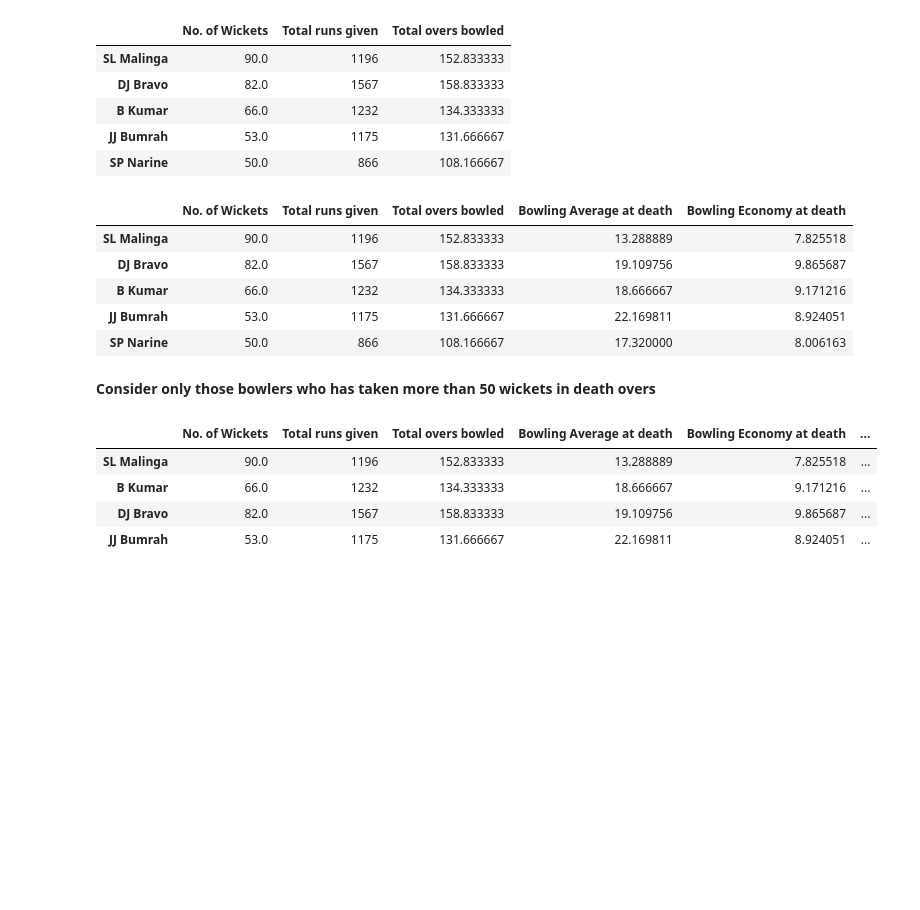
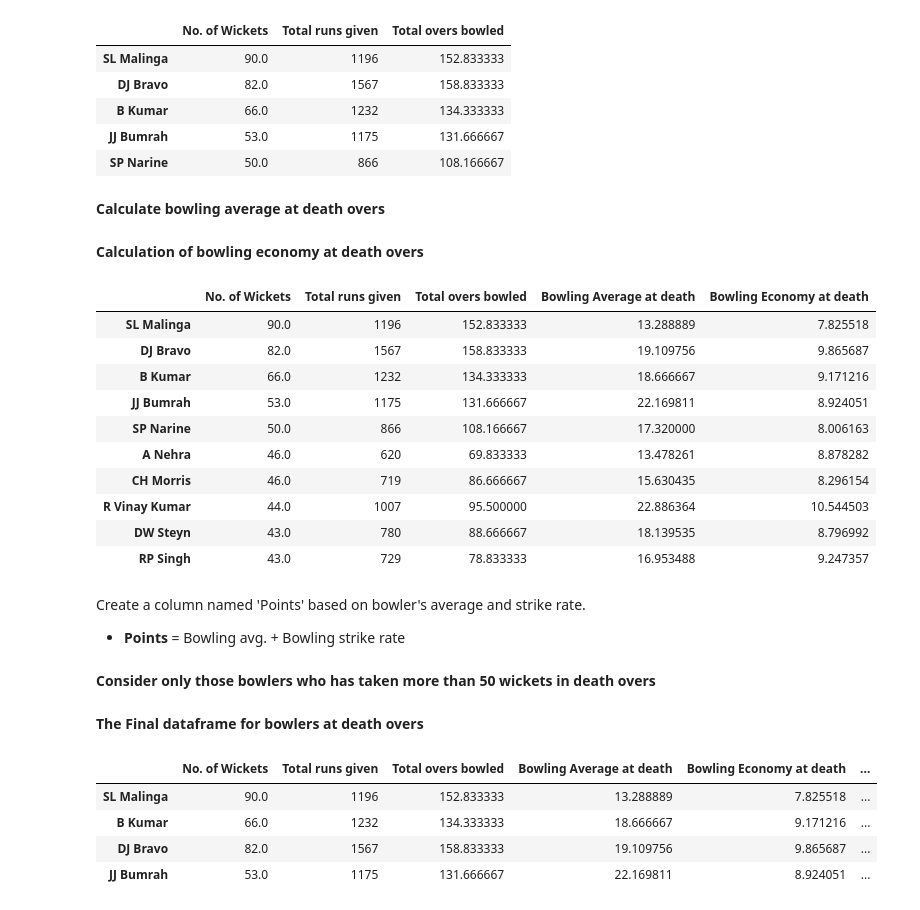
Before and after one commit to dhrubjun/All-time-best-IPL-team, a Jupyter notebook: All_time_best_IPL_team.ipynb, the cells around one changed output. Drawn from its saved outputs; the diff is of its cells as text; code cells hidden in the pictures; blank space fills up the shorter version.

```diff
--- a/All_time_best_IPL_team.ipynb
+++ b/All_time_best_IPL_team.ipynb
@@ -540,27 +609,41 @@ df_bowler_death.head()
 | B Kumar | 66.0 | 1232 | 134.333333 |
 | JJ Bumrah | 53.0 | 1175 | 131.666667 |
 | SP Narine | 50.0 | 866 | 108.166667 |
+# %% [markdown]
+**Calculate bowling average at death overs**
 # %%
 df_bowler_death['Bowling Average at death'] = df_bowler_death['Total runs given']/df_bowler_death['No. of Wickets']
+# %% [markdown]
+**Calculation of bowling economy at death overs**
 # %%
 df_bowler_death['Bowling Economy at death'] = df_bowler_death['Total runs given']/df_bowler_death['Total overs bowled']
-# %%
-df_bowler_death.drop(columns='Bowling Economy', inplace=True)
 # %%
-df_bowler_death.head()
+df_bowler_death.head(10)
 # %% [output]
 |  | No. of Wickets | Total runs given | Total overs bowled | Bowling Average at death | Bowling Economy at death |
 | SL Malinga | 90.0 | 1196 | 152.833333 | 13.288889 | 7.825518 |
 | DJ Bravo | 82.0 | 1567 | 158.833333 | 19.109756 | 9.865687 |
 | B Kumar | 66.0 | 1232 | 134.333333 | 18.666667 | 9.171216 |
 | JJ Bumrah | 53.0 | 1175 | 131.666667 | 22.169811 | 8.924051 |
 | SP Narine | 50.0 | 866 | 108.166667 | 17.320000 | 8.006163 |
+| A Nehra | 46.0 | 620 | 69.833333 | 13.478261 | 8.878282 |
+| CH Morris | 46.0 | 719 | 86.666667 | 15.630435 | 8.296154 |
+| R Vinay Kumar | 44.0 | 1007 | 95.500000 | 22.886364 | 10.544503 |
+| DW Steyn | 43.0 | 780 | 88.666667 | 18.139535 | 8.796992 |
+| RP Singh | 43.0 | 729 | 78.833333 | 16.953488 | 9.247357 |
+# %% [markdown]
+Create a column named 'Points' based on bowler's average and strike rate.
+
+
+*  **Points** = Bowling avg. + Bowling strike rate
 # %%
 df_bowler_death['Points'] = df_bowler_death.loc[:,'Bowling Average at death'] + df_bowler_death.loc[:,'Bowling Economy at death']
 # %% [markdown]
 **Consider only those bowlers who has taken more than 50 wickets in death overs**
 # %%
 df_bowler_death = df_bowler_death[df_bowler_death['No. of Wickets']>50]
+# %% [markdown]
+**The Final dataframe for bowlers at death overs**
 # %%
 df_bowler_death.sort_values(by='Points', ascending=True).head(10)
 # %% [output]
```
Also changed, not shown: parts of 46 cells of this notebook.
